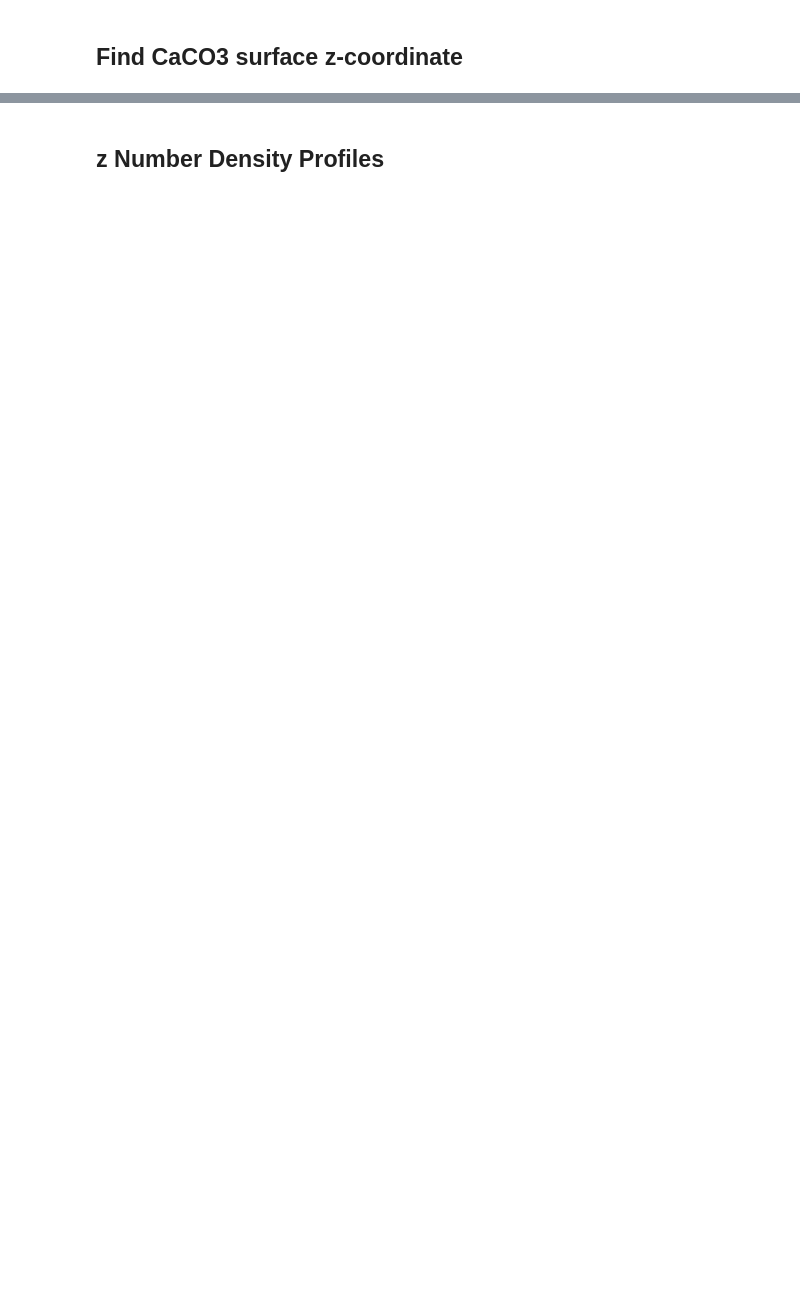
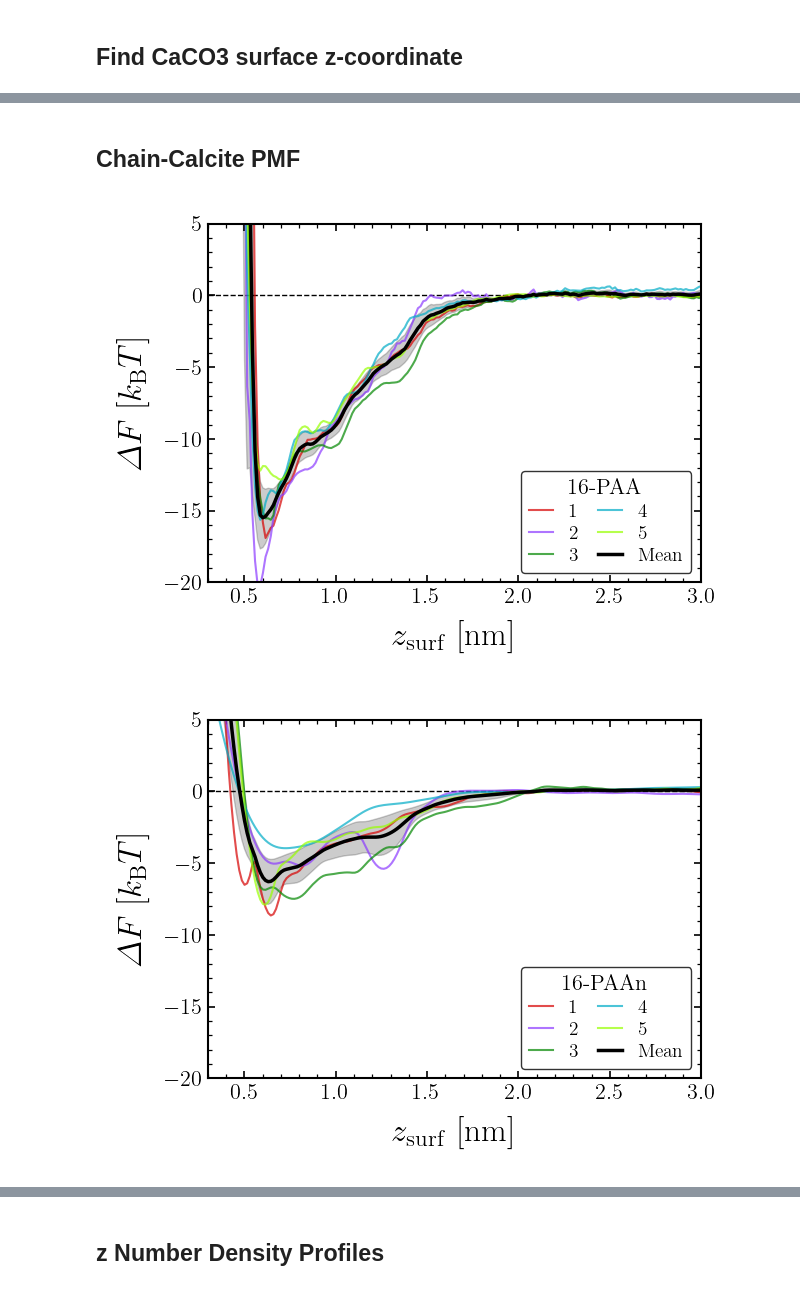
Before and after one commit to CarvFS/Analysis-Polyelectrolyte-Surface-Adsorption, a Jupyter notebook: analysis/5-single-chain-binding/notebooks/axial_density.ipynb, the cells around one changed output, grey strips where cells are left out. Cells and saved outputs as stored; diff of their text form; code cells hidden in the pictures; blank space fills up the shorter version.

```diff
--- a/analysis/5-single-chain-binding/notebooks/axial_density.ipynb
+++ b/analysis/5-single-chain-binding/notebooks/axial_density.ipynb
@@ -313,0 +434,73 @@ Simulation: md - 16 VAc
+# %% [markdown]
+## Chain-Calcite PMF
+# %%
+bandwidth = 0.1
+eqbm_percent = 0.1
+cv_plateau = (2.2, 2.6)
+offset = 0.303
+bins = np.linspace(0.2, 4.5, 300)
+z_score = 1.96
+# %%
+# find surface z-coordinate as last major peak in the number density profile
+cmap = cc.glasbey
+
+overall_data = {"x": bins - offset}
+for i, group in tqdm(
+    enumerate(grouped_sims), desc="System", dynamic_ncols=True, total=len(grouped_sims)
+):
+    label, sims = group[0], group[1]
+    data = {"x": bins - offset}
+
+    fname = f"dist_chain_z_pmf_{label}"
+    fig, ax = plt.subplots()
+    ax.set_xlabel(r"$z_{\mathrm{surf}}$ [nm]")
+    ax.set_xlim(0.3, 3.0)
+    ax.set_ylabel(r"$\Delta F$ [$k_{\mathrm{B}}T$]")
+    ax.set_ylim(-20, 5)
+    ax.axhline(0, color="black", linewidth=1, linestyle="--")
+
+    for j, sim in tqdm(
+        enumerate(sims),
+        desc="Simulation",
+        dynamic_ncols=True,
+        total=len(sims),
+        leave=False,
+    ):
+        df = sim.colvar
+        _, pmf = fes_1d(
+            x=df["dist_chain.z"].to_numpy(),
+            cv_grid=bins,
+            bandwidth=bandwidth,
+            weights=df["weight"].to_numpy(),
+            eqbm_percent=eqbm_percent,
+            plateau_domain=cv_plateau,
+        )
+        data[f"y_{j}"] = pmf
+        ax.plot(
+            bins - offset, pmf, label=label_plt[sim.label],
+            color=cmap[j], linewidth=1.5, alpha=0.7
+        )
+
+    # average to get the mean and standard deviation
+    pmf_mean = np.nanmean([data[f"y_{k}"] for k in range(len(sims))], axis=0)
+    pmf_std = np.nanstd([data[f"y_{k}"] for k in range(len(sims))], axis=0) / np.sqrt(len(sims))
+    ax.plot(bins - offset, pmf_mean, label="Mean", color="black", linewidth=2.5)
+    ax.fill_between(
+            bins - offset,
+            pmf_mean - z_score * pmf_std,
+            pmf_mean + z_score * pmf_std,
+            color="black",
+            alpha=0.2,
+    )
+    data["y_mean"] = pmf_mean
+    data["y_std"] = pmf_std
+    overall_data[f"y_{i}"] = pmf_mean
+    overall_data[f"y_err_{i}"] = pmf_std
+
+    ax.legend(loc="lower right", ncols=2, title=label_plt[label])
+    fig.tight_layout()
+
+    save_fig(data, fig, fname, dir_dat, dir_fig, fig_ext, fig_args)
+# %% [output]
+[figure, added]
+[figure, added]
```
Also changed, not shown: parts of 51 cells of this notebook, 7 other files.
